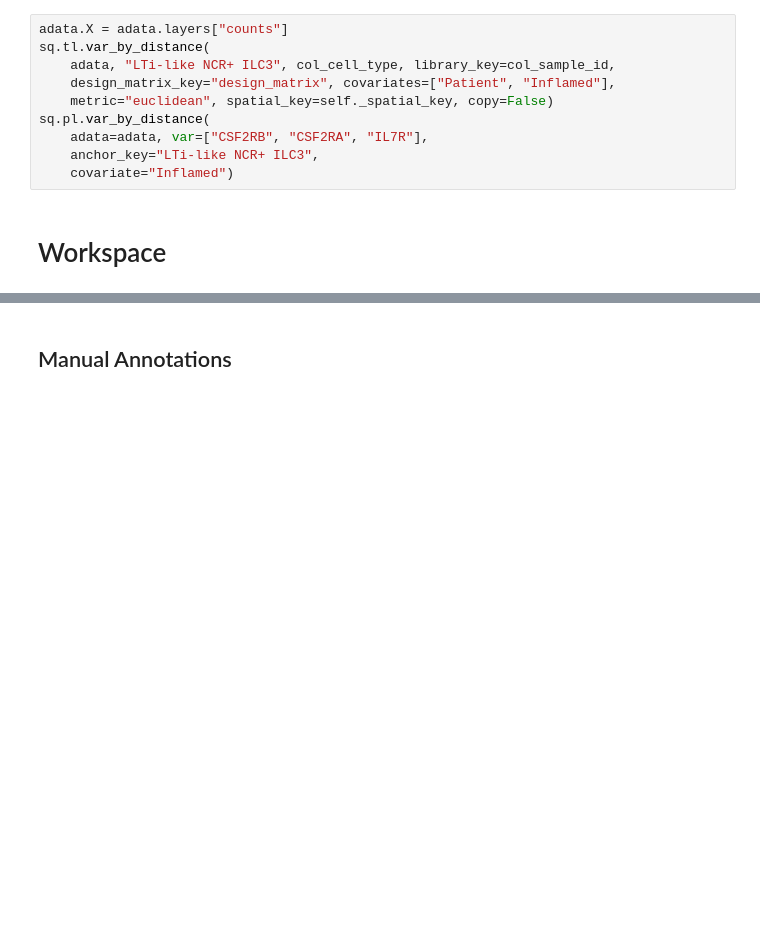
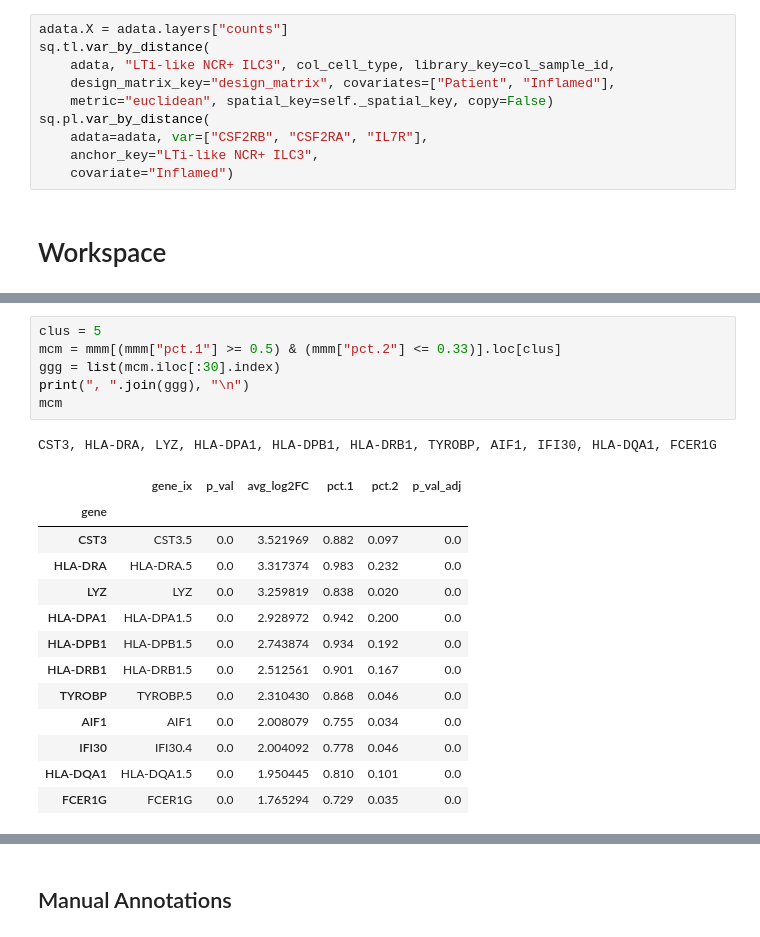
Before and after one commit to ChoBioLab/corescpy, a Jupyter notebook: examples/spatial_xenium_cho.ipynb, the cells around one changed output, grey strips where cells are left out. Saved outputs shown, nothing was run; the diff lists cells and outputs as text; blank space fills up the shorter version.

```diff
--- a/examples/spatial_xenium_cho.ipynb
+++ b/examples/spatial_xenium_cho.ipynb
@@ -587,0 +624,21 @@ sq.pl.var_by_distance(
+# %%
+clus = 5
+mcm = mmm[(mmm["pct.1"] >= 0.5) & (mmm["pct.2"] <= 0.33)].loc[clus]
+ggg = list(mcm.iloc[:30].index)
+print(", ".join(ggg), "\n")
+mcm
+# %% [output]
+CST3, HLA-DRA, LYZ, HLA-DPA1, HLA-DPB1, HLA-DRB1, TYROBP, AIF1, IFI30, HLA-DQA1, FCER1G
+|  | gene_ix | p_val | avg_log2FC | pct.1 | pct.2 | p_val_adj |
+| gene |  |  |  |  |  |  |
+| CST3 | CST3.5 | 0.0 | 3.521969 | 0.882 | 0.097 | 0.0 |
+| HLA-DRA | HLA-DRA.5 | 0.0 | 3.317374 | 0.983 | 0.232 | 0.0 |
+| LYZ | LYZ | 0.0 | 3.259819 | 0.838 | 0.020 | 0.0 |
+| HLA-DPA1 | HLA-DPA1.5 | 0.0 | 2.928972 | 0.942 | 0.200 | 0.0 |
+| HLA-DPB1 | HLA-DPB1.5 | 0.0 | 2.743874 | 0.934 | 0.192 | 0.0 |
+| HLA-DRB1 | HLA-DRB1.5 | 0.0 | 2.512561 | 0.901 | 0.167 | 0.0 |
+| TYROBP | TYROBP.5 | 0.0 | 2.310430 | 0.868 | 0.046 | 0.0 |
+| AIF1 | AIF1 | 0.0 | 2.008079 | 0.755 | 0.034 | 0.0 |
+| IFI30 | IFI30.4 | 0.0 | 2.004092 | 0.778 | 0.046 | 0.0 |
+| HLA-DQA1 | HLA-DQA1.5 | 0.0 | 1.950445 | 0.810 | 0.101 | 0.0 |
+| FCER1G | FCER1G | 0.0 | 1.765294 | 0.729 | 0.035 | 0.0 |
```
Also changed, not shown: parts of 4 cells of this notebook, 2 other files.
